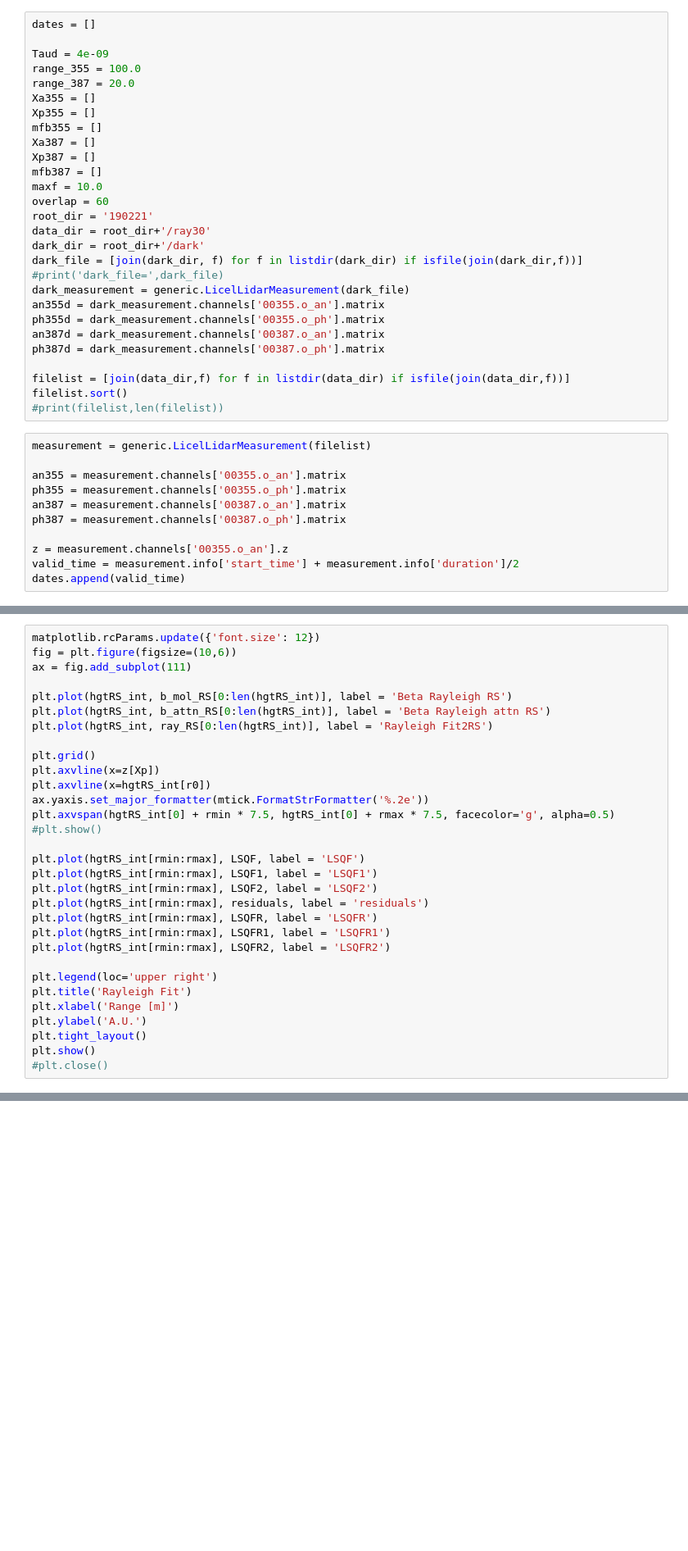
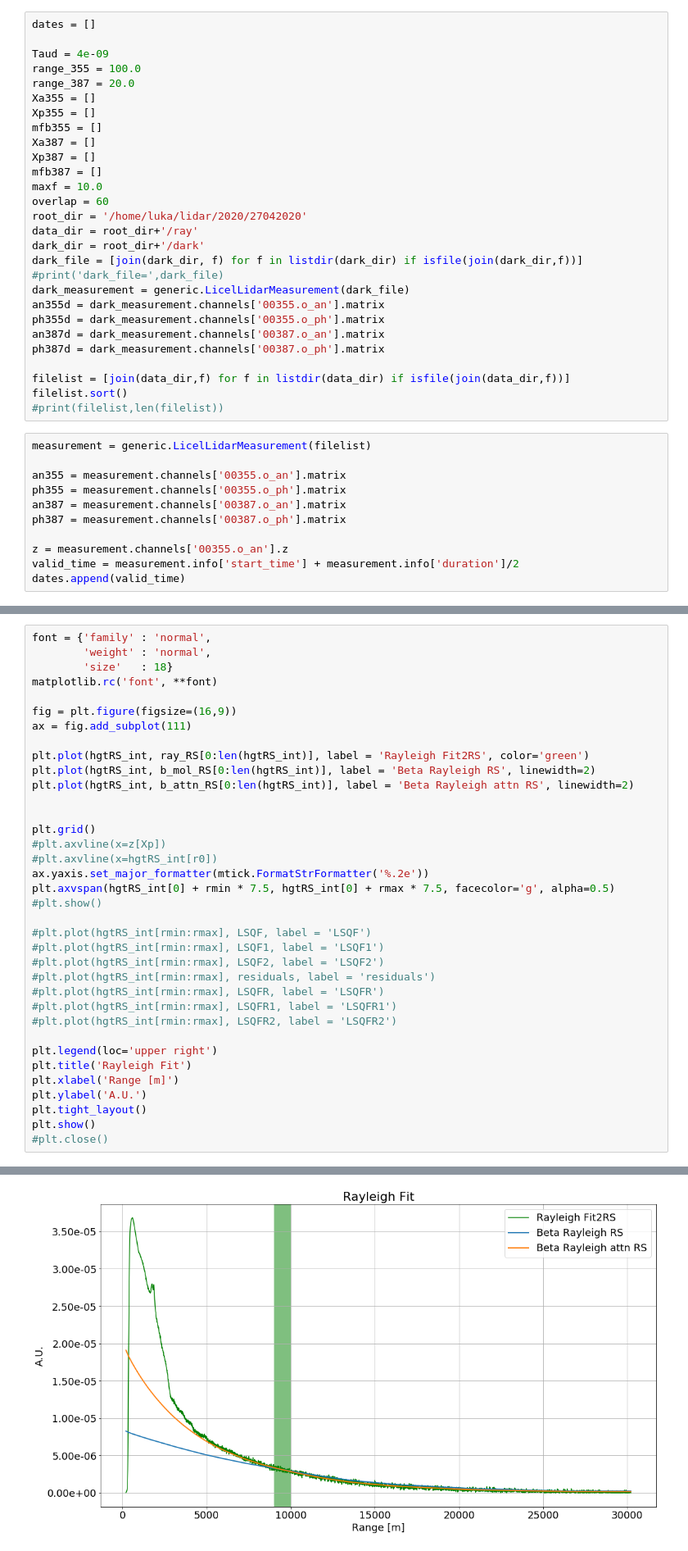
Before and after one commit to lukailicbgd/QA, a Jupyter notebook: Rayleigh Fit.ipynb, the cells around one changed output, grey strips where cells are left out. Shown: that part at 82% size. Drawn from its saved outputs; the diff is of its cells as text; blank space fills up the shorter version.

```diff
--- a/Rayleigh Fit.ipynb
+++ b/Rayleigh Fit.ipynb
@@ -87,8 +87,8 @@ Xp387 = []
 mfb387 = []
 maxf = 10.0
 overlap = 60
-root_dir = '190221'
-data_dir = root_dir+'/ray30'
+root_dir = '/home/luka/lidar/2020/27042020'
+data_dir = root_dir+'/ray'
 dark_dir = root_dir+'/dark'
 dark_file = [join(dark_dir, f) for f in listdir(dark_dir) if isfile(join(dark_dir,f))]
 #print('dark_file=',dark_file)
@@ -409,27 +458,32 @@ Chi2============================================================================
 Chi2==============================================================================================
 # %%
-matplotlib.rcParams.update({'font.size': 12})
-fig = plt.figure(figsize=(10,6))
+font = {'family' : 'normal',
+        'weight' : 'normal',
+        'size'   : 18}
+matplotlib.rc('font', **font)
+
+fig = plt.figure(figsize=(16,9))
 ax = fig.add_subplot(111)
 
-plt.plot(hgtRS_int, b_mol_RS[0:len(hgtRS_int)], label = 'Beta Rayleigh RS')
-plt.plot(hgtRS_int, b_attn_RS[0:len(hgtRS_int)], label = 'Beta Rayleigh attn RS')
-plt.plot(hgtRS_int, ray_RS[0:len(hgtRS_int)], label = 'Rayleigh Fit2RS')
+plt.plot(hgtRS_int, ray_RS[0:len(hgtRS_int)], label = 'Rayleigh Fit2RS', color='green')
+plt.plot(hgtRS_int, b_mol_RS[0:len(hgtRS_int)], label = 'Beta Rayleigh RS', linewidth=2)
+plt.plot(hgtRS_int, b_attn_RS[0:len(hgtRS_int)], label = 'Beta Rayleigh attn RS', linewidth=2)
+
 
 plt.grid()
-plt.axvline(x=z[Xp])
-plt.axvline(x=hgtRS_int[r0])
+#plt.axvline(x=z[Xp])
+#plt.axvline(x=hgtRS_int[r0])
 ax.yaxis.set_major_formatter(mtick.FormatStrFormatter('%.2e'))
 plt.axvspan(hgtRS_int[0] + rmin * 7.5, hgtRS_int[0] + rmax * 7.5, facecolor='g', alpha=0.5)
 #plt.show()
 
-plt.plot(hgtRS_int[rmin:rmax], LSQF, label = 'LSQF')
-plt.plot(hgtRS_int[rmin:rmax], LSQF1, label = 'LSQF1')
-plt.plot(hgtRS_int[rmin:rmax], LSQF2, label = 'LSQF2')
-plt.plot(hgtRS_int[rmin:rmax], residuals, label = 'residuals')
-plt.plot(hgtRS_int[rmin:rmax], LSQFR, label = 'LSQFR')
-plt.plot(hgtRS_int[rmin:rmax], LSQFR1, label = 'LSQFR1')
-plt.plot(hgtRS_int[rmin:rmax], LSQFR2, label = 'LSQFR2')
+#plt.plot(hgtRS_int[rmin:rmax], LSQF, label = 'LSQF')
+#plt.plot(hgtRS_int[rmin:rmax], LSQF1, label = 'LSQF1')
+#plt.plot(hgtRS_int[rmin:rmax], LSQF2, label = 'LSQF2')
+#plt.plot(hgtRS_int[rmin:rmax], residuals, label = 'residuals')
+#plt.plot(hgtRS_int[rmin:rmax], LSQFR, label = 'LSQFR')
+#plt.plot(hgtRS_int[rmin:rmax], LSQFR1, label = 'LSQFR1')
+#plt.plot(hgtRS_int[rmin:rmax], LSQFR2, label = 'LSQFR2')
 
 plt.legend(loc='upper right')
 plt.title('Rayleigh Fit')
@@ -444,3 +496,4 @@ plt.show()
+[figure, added]
 # %%
 lidar_site = 'station ID = bgd (Belgrade)\n'
 lidar_name = 'system = BARLI\n'
```
Also changed, not shown: parts of 14 cells of this notebook, 2 other files.
